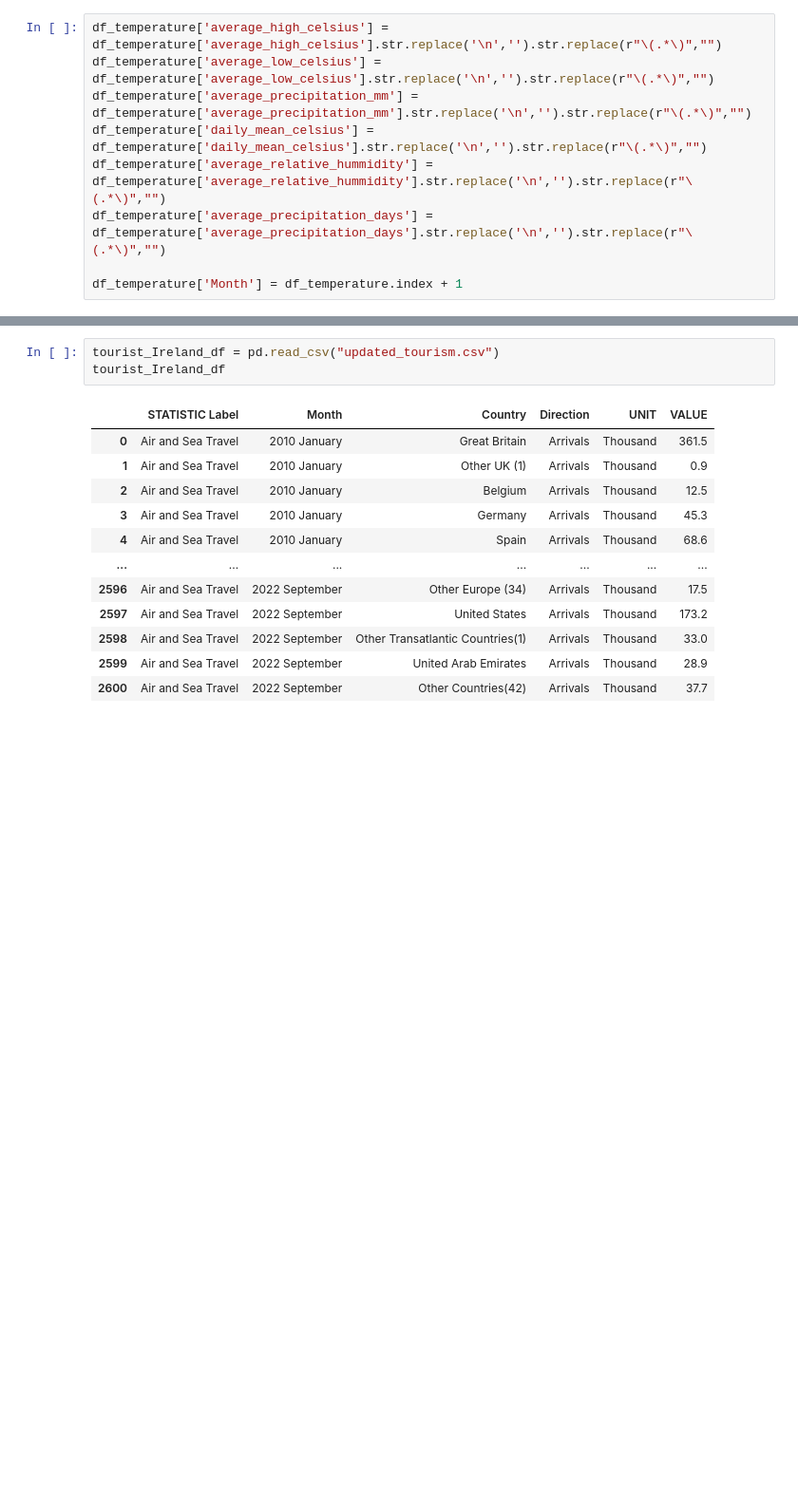
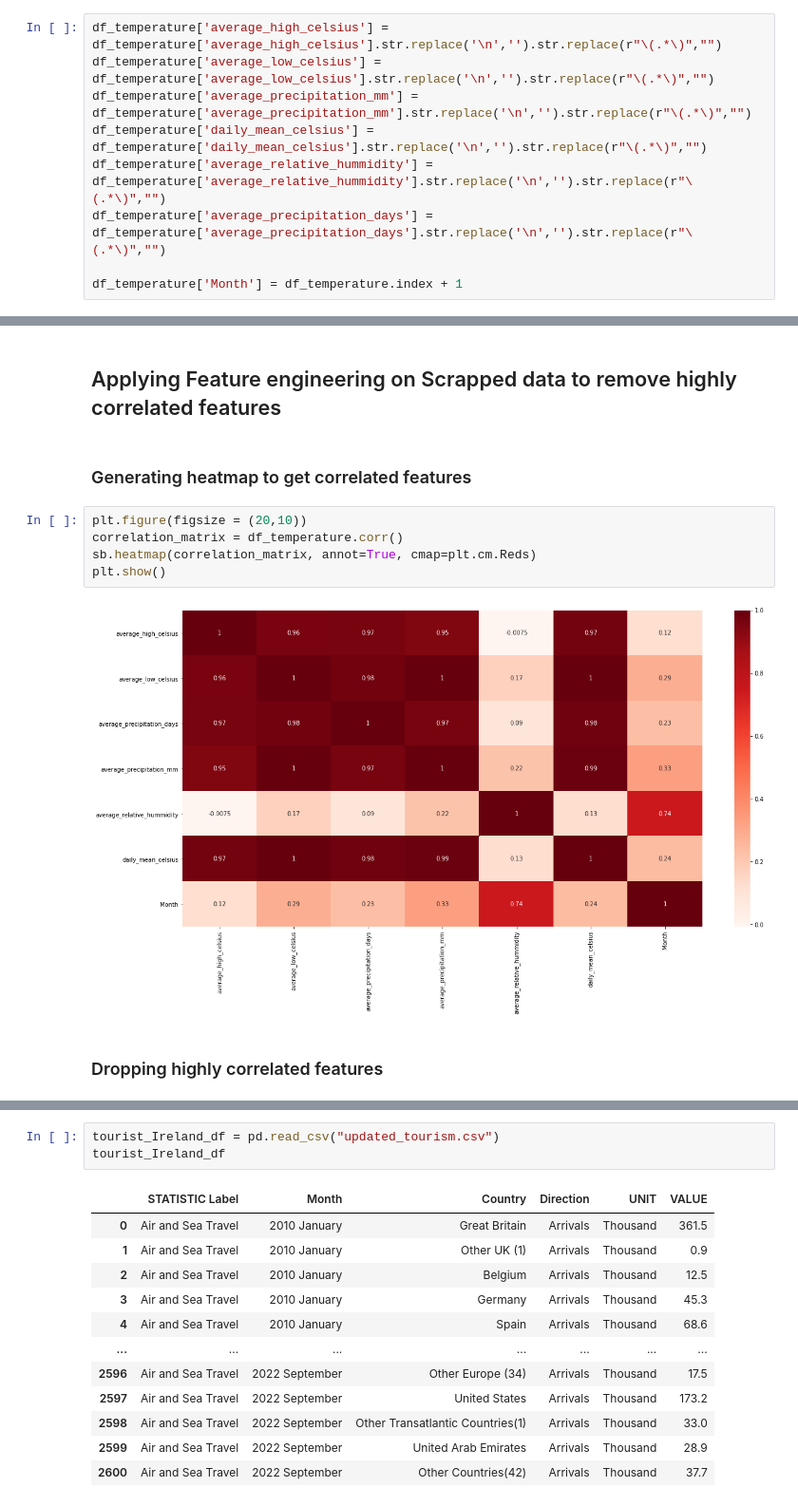
Before and after one commit to Amogh4u/ML_Ireland_tourism_prediction, a Jupyter notebook: project_code_with_correlation.ipynb, the cells around one changed output, grey strips where cells are left out. Shown at 95% size. Drawn from its saved outputs; the diff is of its cells as text; blank space fills up the shorter version.

Commit message:
Code changes: Refactoring and Feature Engineering and Feature Importance

```diff
--- a/project_code_with_correlation.ipynb
+++ b/project_code_with_correlation.ipynb
@@ -107,0 +101,13 @@ df_temperature
+# %% [markdown]
+## Applying Feature engineering on Scrapped data to remove highly correlated features
+# %% [markdown]
+### Generating heatmap to get correlated features
+# %%
+plt.figure(figsize = (20,10))
+correlation_matrix = df_temperature.corr()
+sb.heatmap(correlation_matrix, annot=True, cmap=plt.cm.Reds)
+plt.show()
+# %% [output]
+[figure, added]
+# %% [markdown]
+### Dropping highly correlated features
```
Also changed, not shown: parts of 44 cells of this notebook, 3 other files.
